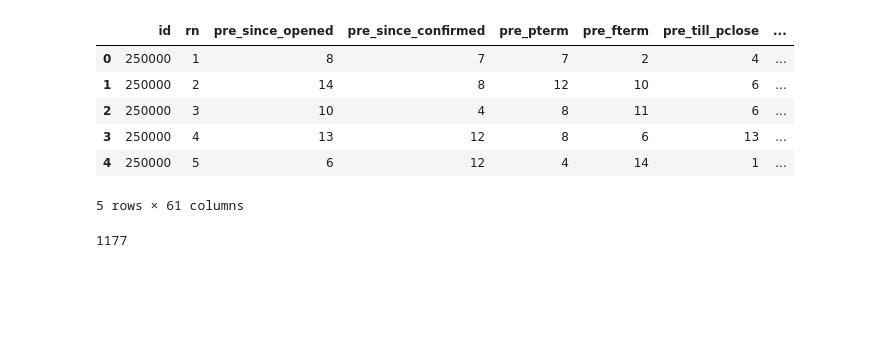
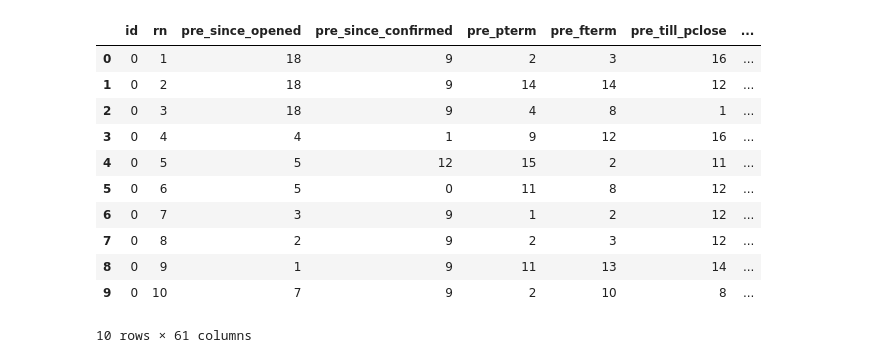
Before and after one commit to Lsdbot/Recommender, a Jupyter notebook: notebooks/sql.ipynb, the cells around one changed output. Saved outputs shown, nothing was run; the diff lists cells and outputs as text; code cells hidden in the pictures; blank space fills up the shorter version.

```diff
--- a/notebooks/sql.ipynb
+++ b/notebooks/sql.ipynb
@@ -6,15 +5,18 @@ import gc
 # %%
-db = pd.read_parquet("/home/sergey/projects/Credit_scoring/raw/train_data/train_data_1.pq", engine="pyarrow")
-db[:5]
+db = pd.read_parquet(
+    "/home/sergey/projects/Credit_scoring/raw/train_data/train_data_0.pq",
+    engine="pyarrow"
+)
 # %% [output]
 |  | id | rn | pre_since_opened | pre_since_confirmed | pre_pterm | pre_fterm | pre_till_pclose | ... |
-| 0 | 250000 | 1 | 8 | 7 | 7 | 2 | 4 | ... |
-| 1 | 250000 | 2 | 14 | 8 | 12 | 10 | 6 | ... |
-| 2 | 250000 | 3 | 10 | 4 | 8 | 11 | 6 | ... |
-| 3 | 250000 | 4 | 13 | 12 | 8 | 6 | 13 | ... |
-| 4 | 250000 | 5 | 6 | 12 | 4 | 14 | 1 | ... |
+| 0 | 0 | 1 | 18 | 9 | 2 | 3 | 16 | ... |
+| 1 | 0 | 2 | 18 | 9 | 14 | 14 | 12 | ... |
+| 2 | 0 | 3 | 18 | 9 | 4 | 8 | 1 | ... |
+| 3 | 0 | 4 | 4 | 1 | 9 | 12 | 16 | ... |
+| 4 | 0 | 5 | 5 | 12 | 15 | 2 | 11 | ... |
+| 5 | 0 | 6 | 5 | 0 | 11 | 8 | 12 | ... |
+| 6 | 0 | 7 | 3 | 9 | 1 | 2 | 12 | ... |
+| 7 | 0 | 8 | 2 | 9 | 2 | 3 | 12 | ... |
+| 8 | 0 | 9 | 1 | 9 | 11 | 13 | 14 | ... |
+| 9 | 0 | 10 | 7 | 9 | 2 | 10 | 8 | ... |
-5 rows × 61 columns
+10 rows × 61 columns
-# %%
-gc.collect()
-# %% [output]
-1177
```
Also changed, not shown: parts of 10 cells of this notebook, 1 other file.
